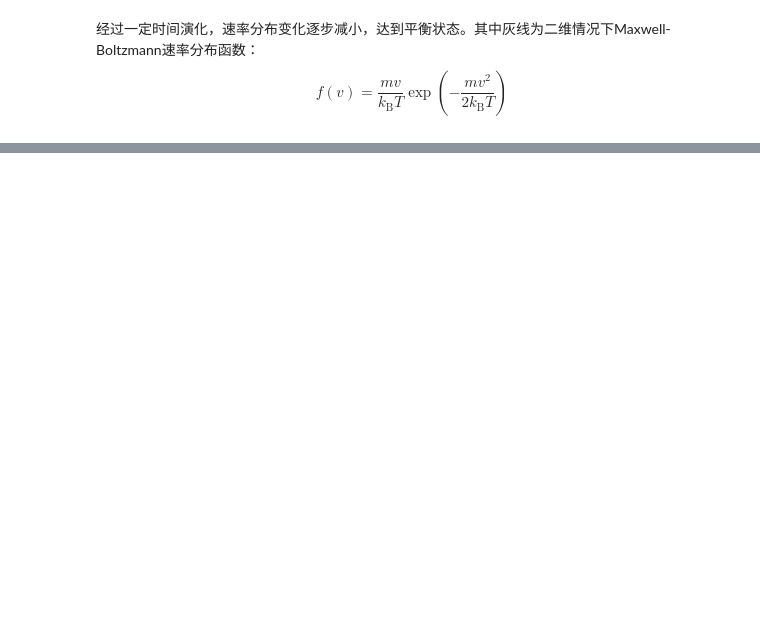
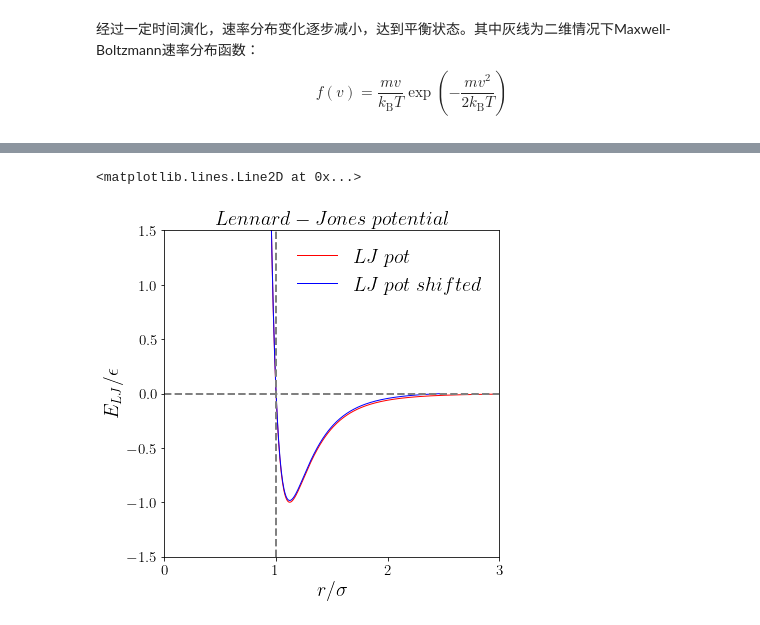
Before and after one commit to sim42/SCML, a Jupyter notebook: Chapter08/2. 分子动力学方法.ipynb, the cells around one changed output, grey strips where cells are left out. Cells and saved outputs as stored; diff of their text form; code cells hidden in the pictures; blank space fills up the shorter version.

```diff
--- a/Chapter08/2. 分子动力学方法.ipynb
+++ b/Chapter08/2. 分子动力学方法.ipynb
@@ -280,0 +293,36 @@ $$f(v) = \frac{mv}{k_\mathrm{B}T}\exp\left(-\frac{mv^2}{2k_\mathrm{B}T}\right)$$
+# %%
+%matplotlib inline
+import matplotlib.pyplot as plt
+import numpy as np
+
+r = np.linspace(0.01,3.0,num=500) # Make a radius vector
+epsilon = 1 # Energy minimum
+sigma = 1 # Distance to zero crossing point
+E_LJ = 4*epsilon*((sigma/r)**12-(sigma/r)**6) # Lennard-Jones potential
+
+plt.figure(figsize=[6,6])
+plt.plot(r,E_LJ,'r-',linewidth=1,label=r" $LJ\; pot$") # Red line is unshifted LJ
+
+# The cutoff and shifting value
+Rcutoff = 2.5
+phicutoff = 4.0/(Rcutoff**12)-4.0/(Rcutoff**6) # Shifts the potential so at the cutoff the potential goes to zero
+
+E_LJ_shift = E_LJ - phicutoff # Subtract the value of the potential at r=2.5
+
+plt.plot(r[:415],E_LJ_shift[:415],'b-',linewidth=1,label=r"$LJ\; pot\; shifted$") # Blue line is shifted
+
+#Plot formatting
+plt.rc('text', usetex=True)
+plt.rc('xtick', labelsize=20)
+plt.rc('ytick', labelsize=20)
+plt.title(r"$Lennard-Jones\; potential$",fontsize=20)
+plt.xlim([0.0,3.0])
+plt.ylim([-1.5,1.5])
+plt.ylabel(r"$E_{LJ}/\epsilon$",fontsize=20)
+plt.xlabel(r"$r/\sigma$",fontsize=20)
+plt.legend(frameon=False,fontsize=20)
+plt.axhline(0, color='grey',linestyle='--',linewidth=2)
+plt.axvline(1, color='grey',linestyle='--',linewidth=2)
+# %% [output]
+<matplotlib.lines.Line2D at 0x...>
+[figure, added]
```
Also changed, not shown: parts of 14 cells of this notebook, 2 other files.
